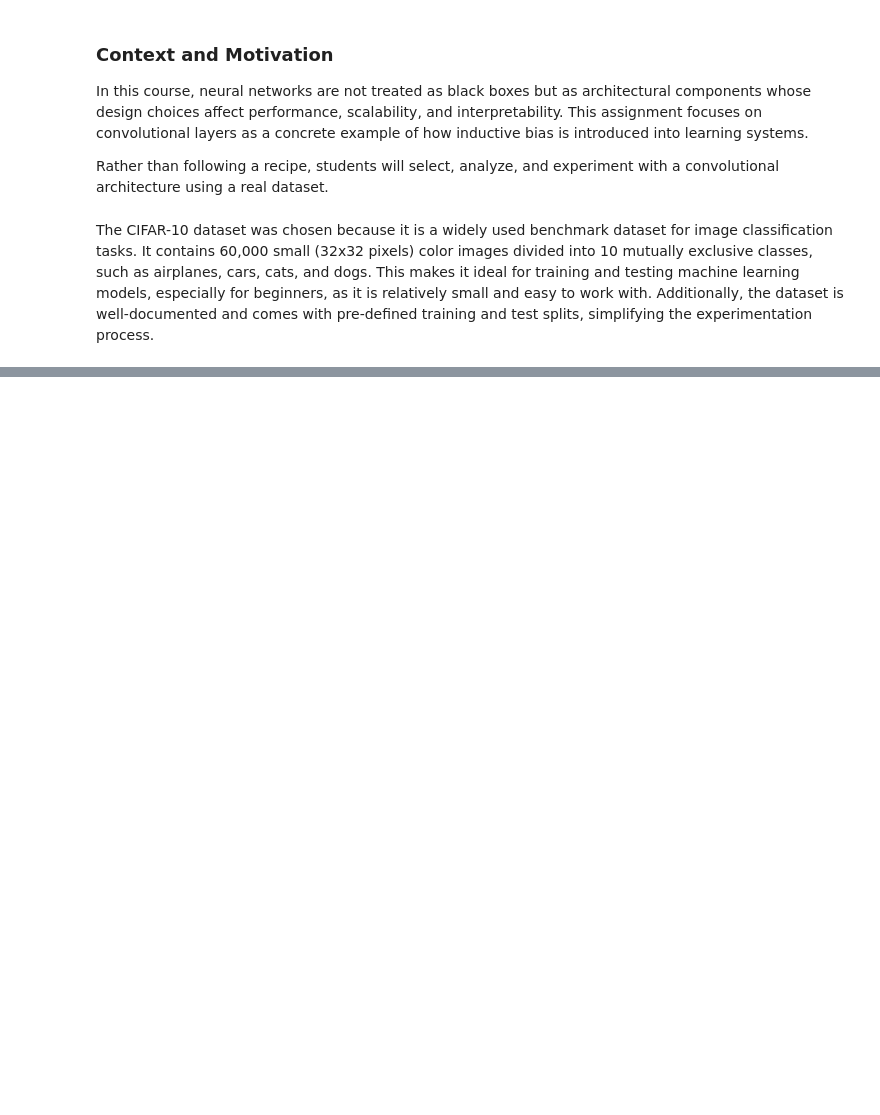
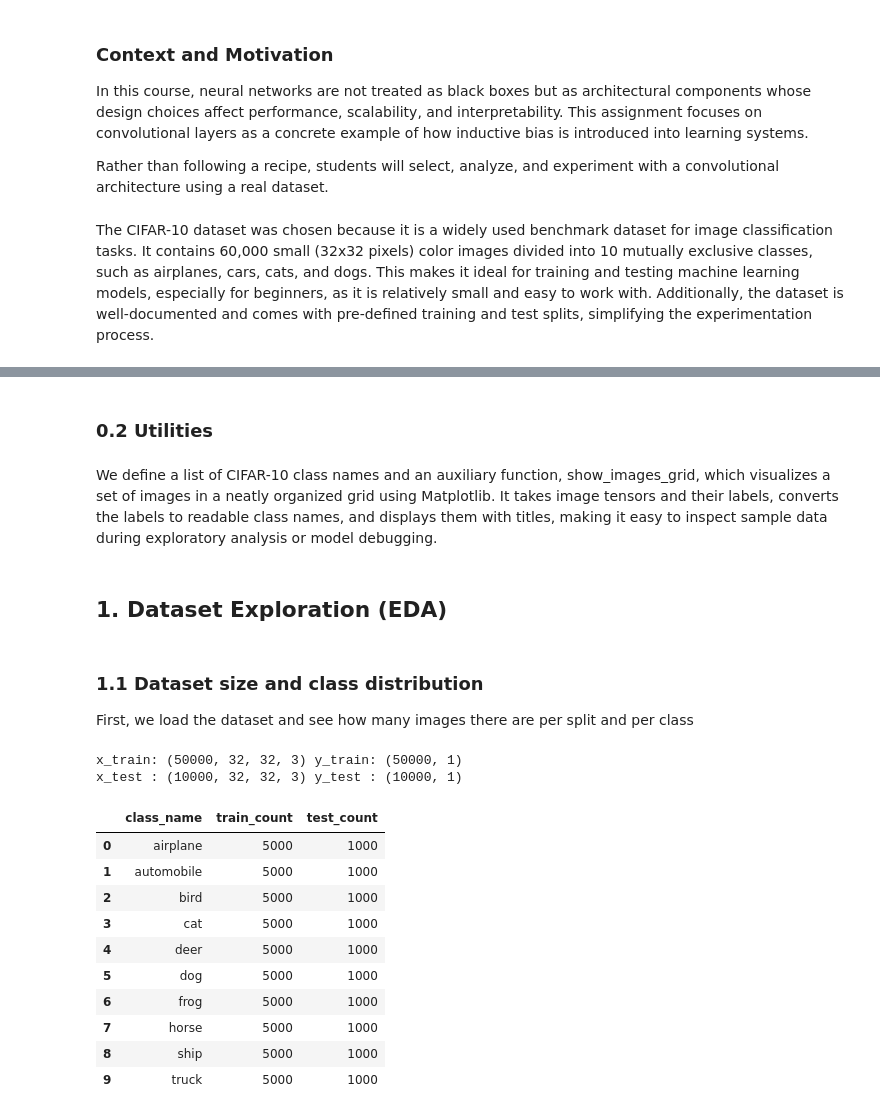
Before and after one commit to daviidc29/lab3-Arep, a Jupyter notebook: neural_network.ipynb, the cells around one changed output, grey strips where cells are left out. Saved outputs shown, nothing was run; the diff lists cells and outputs as text; code cells hidden in the pictures; blank space fills up the shorter version.

```diff
--- a/neural_network.ipynb
+++ b/neural_network.ipynb
@@ -39,0 +57,5 @@ DEPRECATION: Loading egg at c:\program files\python311\lib\site-packages\vboxapi
+# %% [markdown]
+### 0.2 Utilities
+# %% [markdown]
+
+We define a list of CIFAR-10 class names and an auxiliary function, show_images_grid, which visualizes a set of images in a neatly organized grid using Matplotlib. It takes image tensors and their labels, converts the labels to readable class names, and displays them with titles, making it easy to inspect sample data during exploratory analysis or model debugging.
@@ -39,0 +86,42 @@ DEPRECATION: Loading egg at c:\program files\python311\lib\site-packages\vboxapi
+# %% [markdown]
+## 1. Dataset Exploration (EDA)
+# %% [markdown]
+### 1.1 Dataset size and class distribution
+
+First, we load the dataset and see how many images there are per split and per class
+# %%
+from tensorflow.keras.datasets import cifar10
+
+(x_train, y_train), (x_test, y_test) = cifar10.load_data()
+
+print("x_train:", x_train.shape, "y_train:", y_train.shape)
+print("x_test :", x_test.shape,  "y_test :", y_test.shape)
+
+# Flatten labels (they came as (N,1))
+y_train = y_train.squeeze().astype(np.int32)
+y_test  = y_test.squeeze().astype(np.int32)
+
+# Distribution by class
+train_counts = pd.Series(y_train).value_counts().sort_index()
+test_counts  = pd.Series(y_test).value_counts().sort_index()
+
+dist_df = pd.DataFrame({
+    "class_name": CIFAR10_LABELS,
+    "train_count": train_counts.values,
+    "test_count": test_counts.values
+})
+dist_df
+# %% [output]
+x_train: (50000, 32, 32, 3) y_train: (50000, 1)
+x_test : (10000, 32, 32, 3) y_test : (10000, 1)
+|  | class_name | train_count | test_count |
+| 0 | airplane | 5000 | 1000 |
+| 1 | automobile | 5000 | 1000 |
+| 2 | bird | 5000 | 1000 |
+| 3 | cat | 5000 | 1000 |
+| 4 | deer | 5000 | 1000 |
+| 5 | dog | 5000 | 1000 |
+| 6 | frog | 5000 | 1000 |
+| 7 | horse | 5000 | 1000 |
+| 8 | ship | 5000 | 1000 |
+| 9 | truck | 5000 | 1000 |
```
Also changed, not shown: parts of 68 cells of this notebook, 3 other files.
